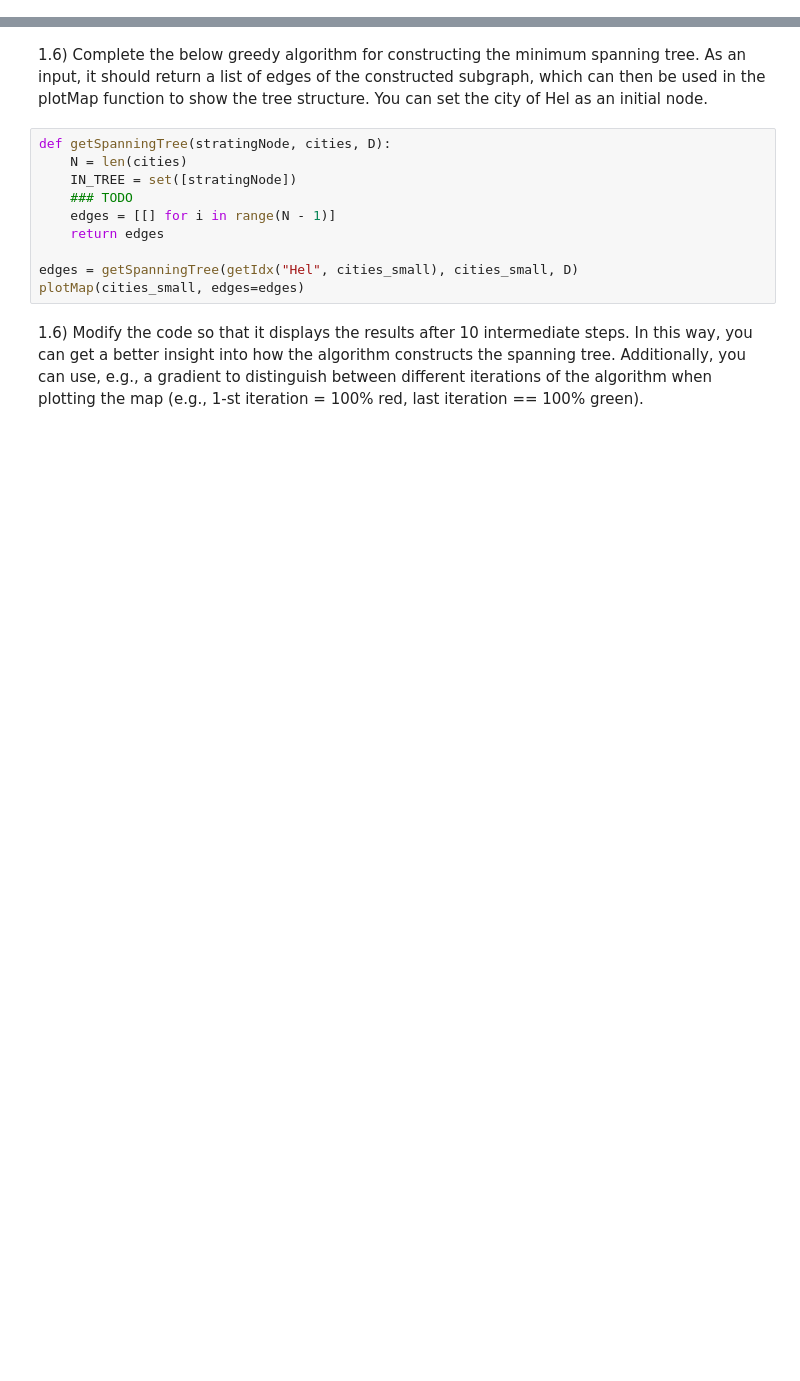
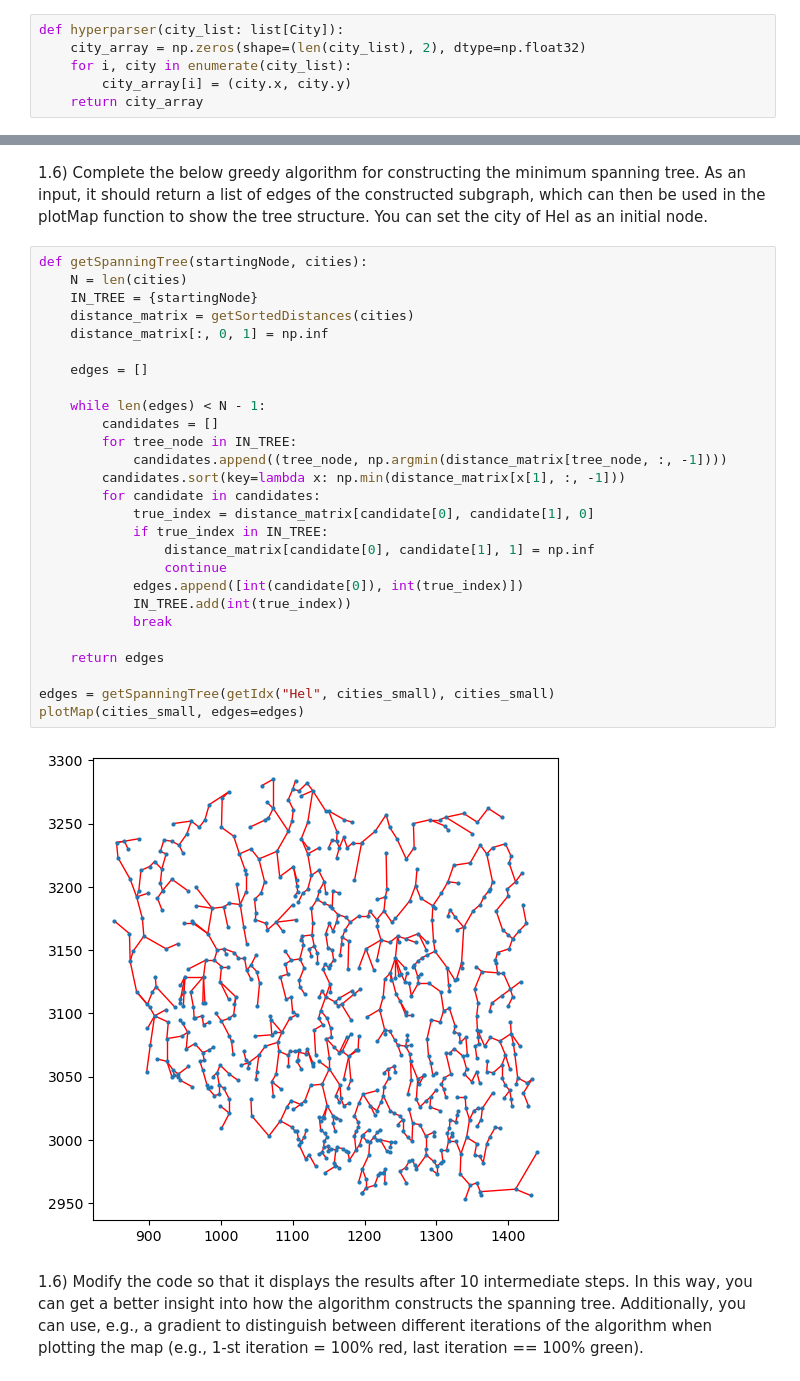
Before and after one commit to Petrerer/semester5, a Jupyter notebook: OR/Lab6/MSTP.ipynb, the cells around one changed output, grey strips where cells are left out. Saved outputs shown, nothing was run; the diff lists cells and outputs as text; blank space fills up the shorter version.

```diff
--- a/OR/Lab6/MSTP.ipynb
+++ b/OR/Lab6/MSTP.ipynb
@@ -87,0 +83,6 @@ print(D[0][:5])
+# %%
+def hyperparser(city_list: list[City]):
+    city_array = np.zeros(shape=(len(city_list), 2), dtype=np.float32)
+    for i, city in enumerate(city_list):
+        city_array[i] = (city.x, city.y)
+    return city_array
@@ -97,14 +126,33 @@ print(getIdx("Hel", cities_small))
 # %% [markdown]
 1.6) Complete the below greedy algorithm for constructing the minimum spanning tree. As an input, it should return a list of edges of the constructed subgraph, which can then be used in the plotMap function to show the tree structure. You can set the city of Hel as an initial node.
-# %%
-def getSpanningTree(stratingNode, cities, D):
-    N = len(cities)
-    IN_TREE = set([stratingNode])
-    ### TODO
-    edges = [[] for i in range(N - 1)]
-    return edges
-
-edges = getSpanningTree(getIdx("Hel", cities_small), cities_small, D)
-plotMap(cities_small, edges=edges)
+# %%
+def getSpanningTree(startingNode, cities):
+    N = len(cities)
+    IN_TREE = {startingNode}
+    distance_matrix = getSortedDistances(cities)
+    distance_matrix[:, 0, 1] = np.inf
+
+    edges = []
+
+    while len(edges) < N - 1:
+        candidates = []
+        for tree_node in IN_TREE:
+            candidates.append((tree_node, np.argmin(distance_matrix[tree_node, :, -1])))
+        candidates.sort(key=lambda x: np.min(distance_matrix[x[1], :, -1]))
+        for candidate in candidates:
+            true_index = distance_matrix[candidate[0], candidate[1], 0]
+            if true_index in IN_TREE:
+                distance_matrix[candidate[0], candidate[1], 1] = np.inf
+                continue
+            edges.append([int(candidate[0]), int(true_index)])
+            IN_TREE.add(int(true_index))
+            break
+
+    return edges
+
+edges = getSpanningTree(getIdx("Hel", cities_small), cities_small)
+plotMap(cities_small, edges=edges)
+# %% [output]
+[figure, added]
 # %% [markdown]
 1.6) Modify the code so that it displays the results after 10 intermediate steps. In this way, you can get a better insight into how the algorithm constructs the spanning tree. Additionally, you can use, e.g., a gradient to distinguish between different iterations of the algorithm when plotting the map (e.g., 1-st iteration = 100% red, last iteration == 100% green).
```
Also changed, not shown: parts of 7 cells of this notebook, 4 other files.
